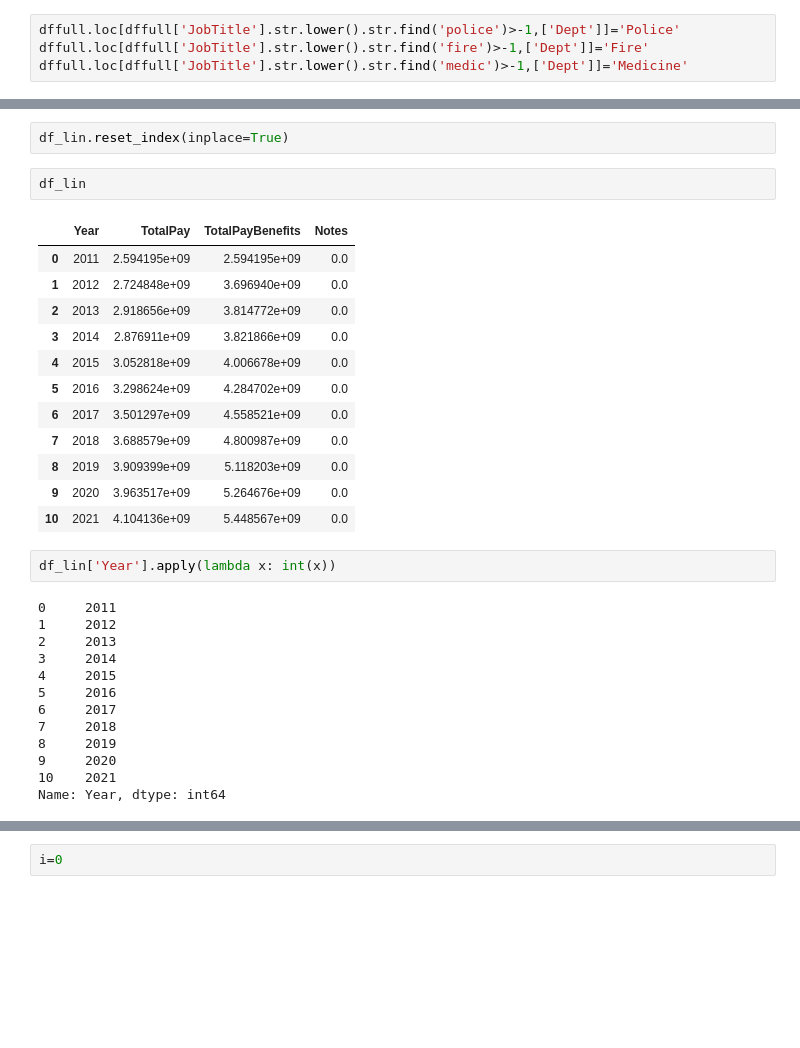
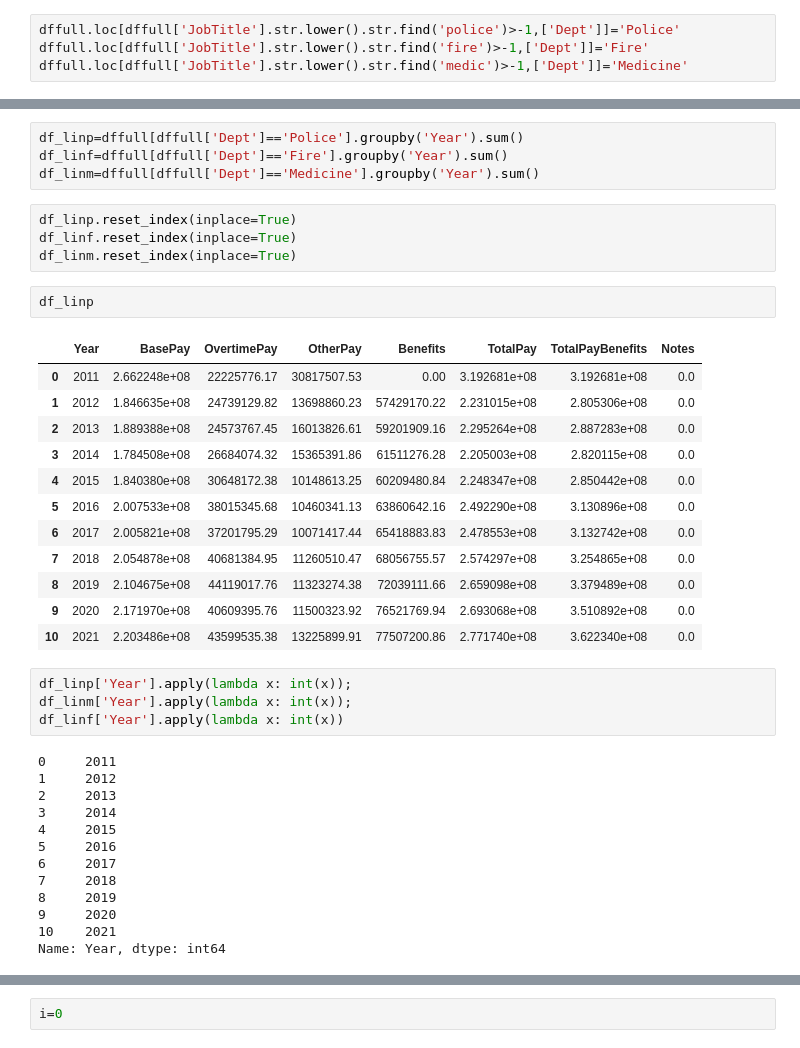
Before and after one commit to EvgenyBelov78/DA1, a Jupyter notebook: Salaries_in_SF.ipynb, the cells around one changed output, grey strips where cells are left out. Saved outputs shown, nothing was run; the diff lists cells and outputs as text; blank space fills up the shorter version.

```diff
--- a/Salaries_in_SF.ipynb
+++ b/Salaries_in_SF.ipynb
@@ -853,33 +853,41 @@ df_lin=dffull.groupby('Year').sum()
-# %%
-df_lin.reset_index(inplace=True)
-# %%
-df_lin
-# %% [output]
-|  | Year | TotalPay | TotalPayBenefits | Notes |
-| 0 | 2011 | 2.594195e+09 | 2.594195e+09 | 0.0 |
-| 1 | 2012 | 2.724848e+09 | 3.696940e+09 | 0.0 |
-| 2 | 2013 | 2.918656e+09 | 3.814772e+09 | 0.0 |
-| 3 | 2014 | 2.876911e+09 | 3.821866e+09 | 0.0 |
-| 4 | 2015 | 3.052818e+09 | 4.006678e+09 | 0.0 |
-| 5 | 2016 | 3.298624e+09 | 4.284702e+09 | 0.0 |
-| 6 | 2017 | 3.501297e+09 | 4.558521e+09 | 0.0 |
-| 7 | 2018 | 3.688579e+09 | 4.800987e+09 | 0.0 |
-| 8 | 2019 | 3.909399e+09 | 5.118203e+09 | 0.0 |
-| 9 | 2020 | 3.963517e+09 | 5.264676e+09 | 0.0 |
-| 10 | 2021 | 4.104136e+09 | 5.448567e+09 | 0.0 |
-# %%
-df_lin['Year'].apply(lambda x: int(x))
-# %% [output]
-0     2011
-1     2012
-2     2013
-3     2014
-4     2015
-5     2016
-6     2017
-7     2018
-8     2019
-9     2020
-10    2021
-Name: Year, dtype: int64
+# %%
+df_linp=dffull[dffull['Dept']=='Police'].groupby('Year').sum()
+df_linf=dffull[dffull['Dept']=='Fire'].groupby('Year').sum()
+df_linm=dffull[dffull['Dept']=='Medicine'].groupby('Year').sum()
+# %%
+df_linp.reset_index(inplace=True)
+df_linf.reset_index(inplace=True)
+df_linm.reset_index(inplace=True)
+# %%
+df_linp
+# %% [output]
+|  | Year | BasePay | OvertimePay | OtherPay | Benefits | TotalPay | TotalPayBenefits | Notes |
+| 0 | 2011 | 2.662248e+08 | 22225776.17 | 30817507.53 | 0.00 | 3.192681e+08 | 3.192681e+08 | 0.0 |
+| 1 | 2012 | 1.846635e+08 | 24739129.82 | 13698860.23 | 57429170.22 | 2.231015e+08 | 2.805306e+08 | 0.0 |
+| 2 | 2013 | 1.889388e+08 | 24573767.45 | 16013826.61 | 59201909.16 | 2.295264e+08 | 2.887283e+08 | 0.0 |
+| 3 | 2014 | 1.784508e+08 | 26684074.32 | 15365391.86 | 61511276.28 | 2.205003e+08 | 2.820115e+08 | 0.0 |
+| 4 | 2015 | 1.840380e+08 | 30648172.38 | 10148613.25 | 60209480.84 | 2.248347e+08 | 2.850442e+08 | 0.0 |
+| 5 | 2016 | 2.007533e+08 | 38015345.68 | 10460341.13 | 63860642.16 | 2.492290e+08 | 3.130896e+08 | 0.0 |
+| 6 | 2017 | 2.005821e+08 | 37201795.29 | 10071417.44 | 65418883.83 | 2.478553e+08 | 3.132742e+08 | 0.0 |
+| 7 | 2018 | 2.054878e+08 | 40681384.95 | 11260510.47 | 68056755.57 | 2.574297e+08 | 3.254865e+08 | 0.0 |
+| 8 | 2019 | 2.104675e+08 | 44119017.76 | 11323274.38 | 72039111.66 | 2.659098e+08 | 3.379489e+08 | 0.0 |
+| 9 | 2020 | 2.171970e+08 | 40609395.76 | 11500323.92 | 76521769.94 | 2.693068e+08 | 3.510892e+08 | 0.0 |
+| 10 | 2021 | 2.203486e+08 | 43599535.38 | 13225899.91 | 77507200.86 | 2.771740e+08 | 3.622340e+08 | 0.0 |
+# %%
+df_linp['Year'].apply(lambda x: int(x));
+df_linm['Year'].apply(lambda x: int(x));
+df_linf['Year'].apply(lambda x: int(x))
+# %% [output]
+0     2011
+1     2012
+2     2013
+3     2014
+4     2015
+5     2016
+6     2017
+7     2018
+8     2019
+9     2020
+10    2021
+Name: Year, dtype: int64
 # %%
```
Also changed, not shown: parts of 39 cells of this notebook.
